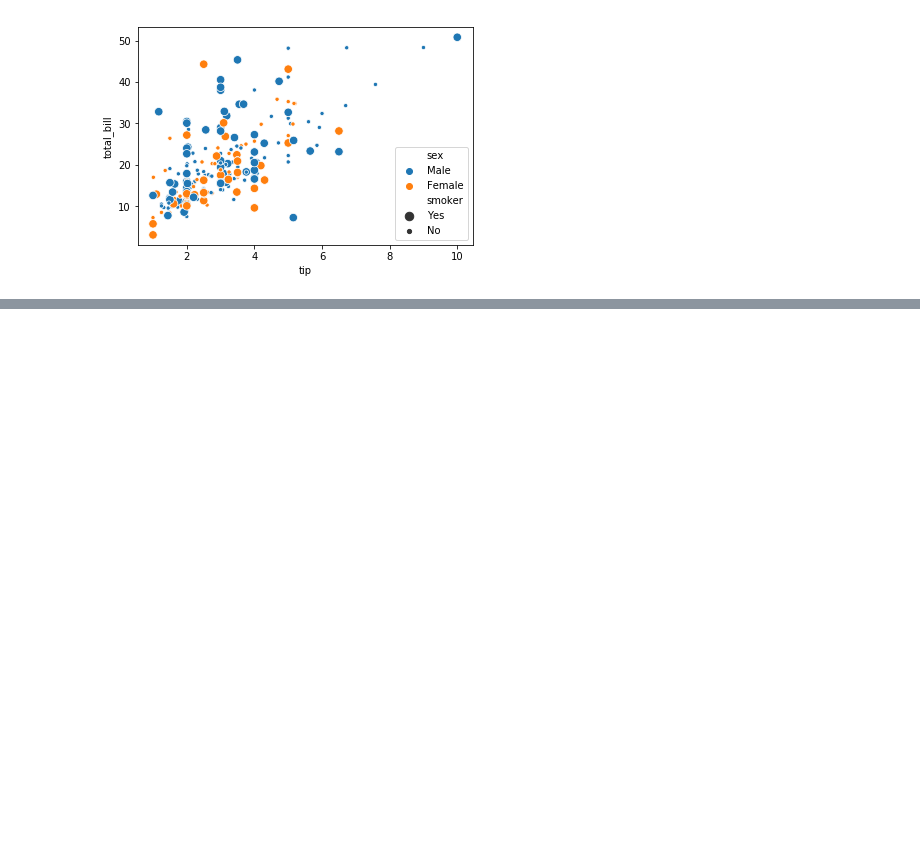
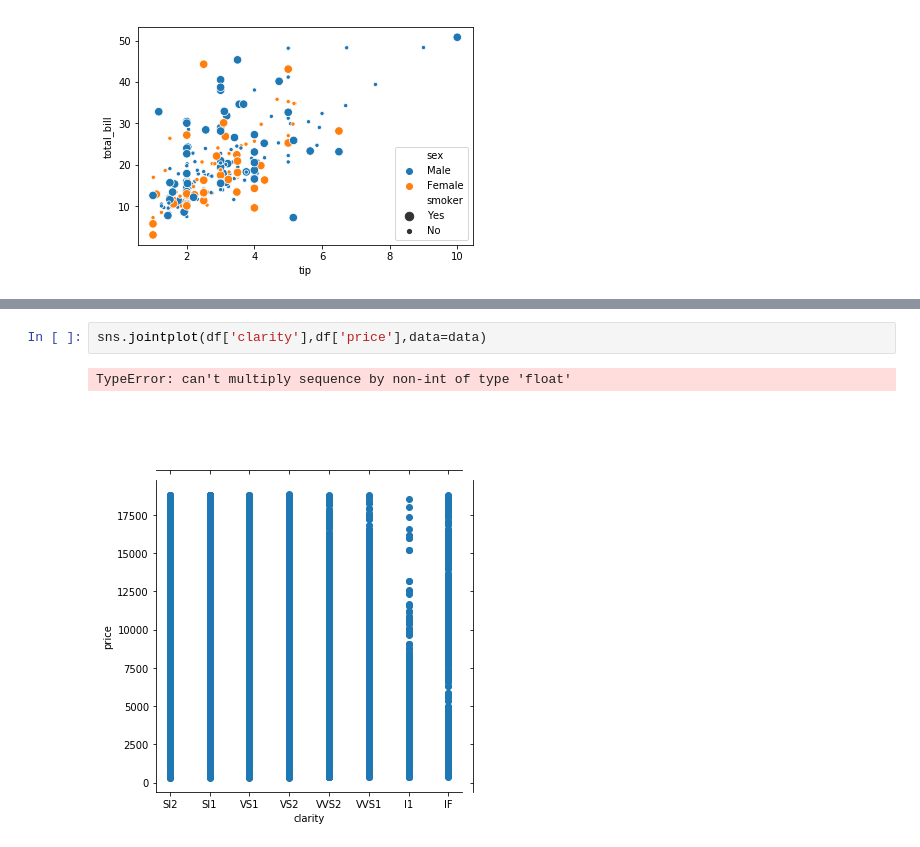
Before and after one commit to imrankhan0786/imran1, a Jupyter notebook: Data Science/pandas.ipynb, the cells around one changed output, grey strips where cells are left out. Cells and saved outputs as stored; diff of their text form; blank space fills up the shorter version.

```diff
--- a/Data Science/pandas.ipynb
+++ b/Data Science/pandas.ipynb
@@ -107,0 +176,5 @@ plt.show()
+# %%
+sns.jointplot(df['clarity'],df['price'],data=data)
+# %% [output]
+TypeError: can't multiply sequence by non-int of type 'float'
+[figure, added]
```
Also changed, not shown: parts of 24 cells of this notebook.
